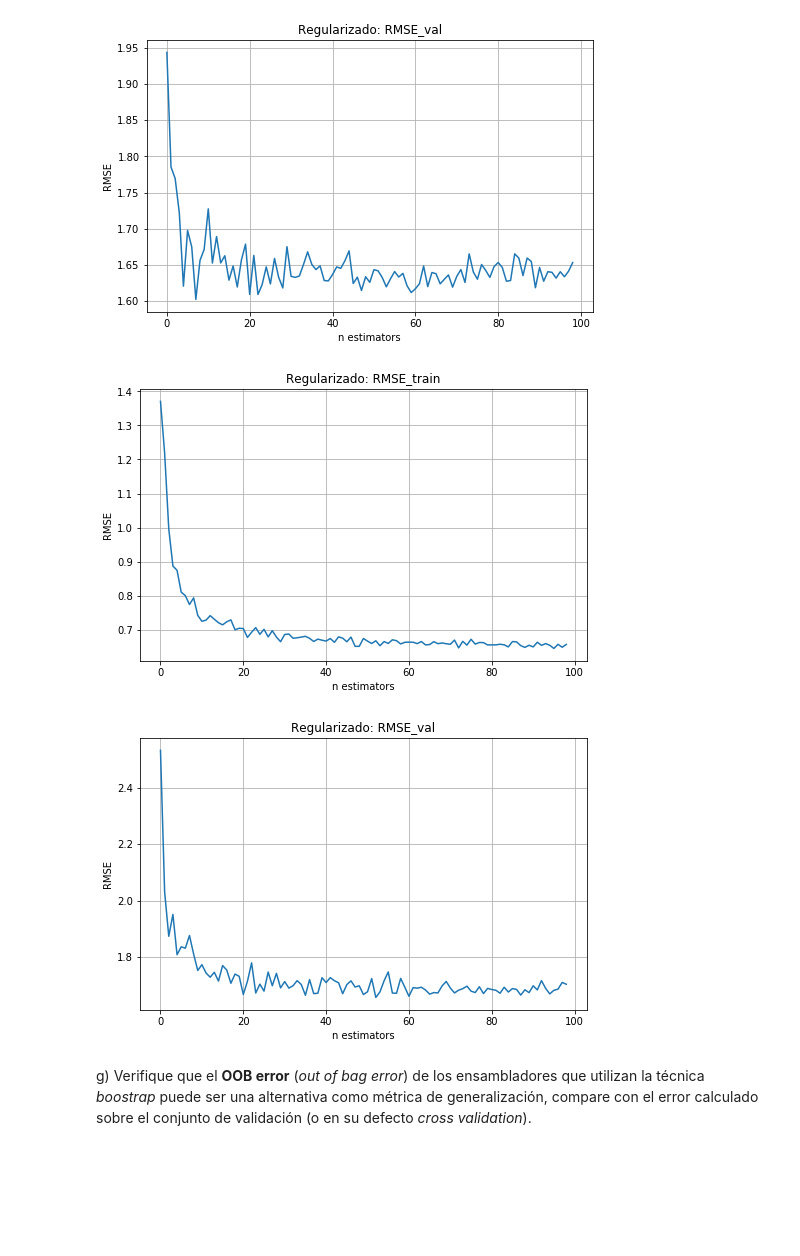
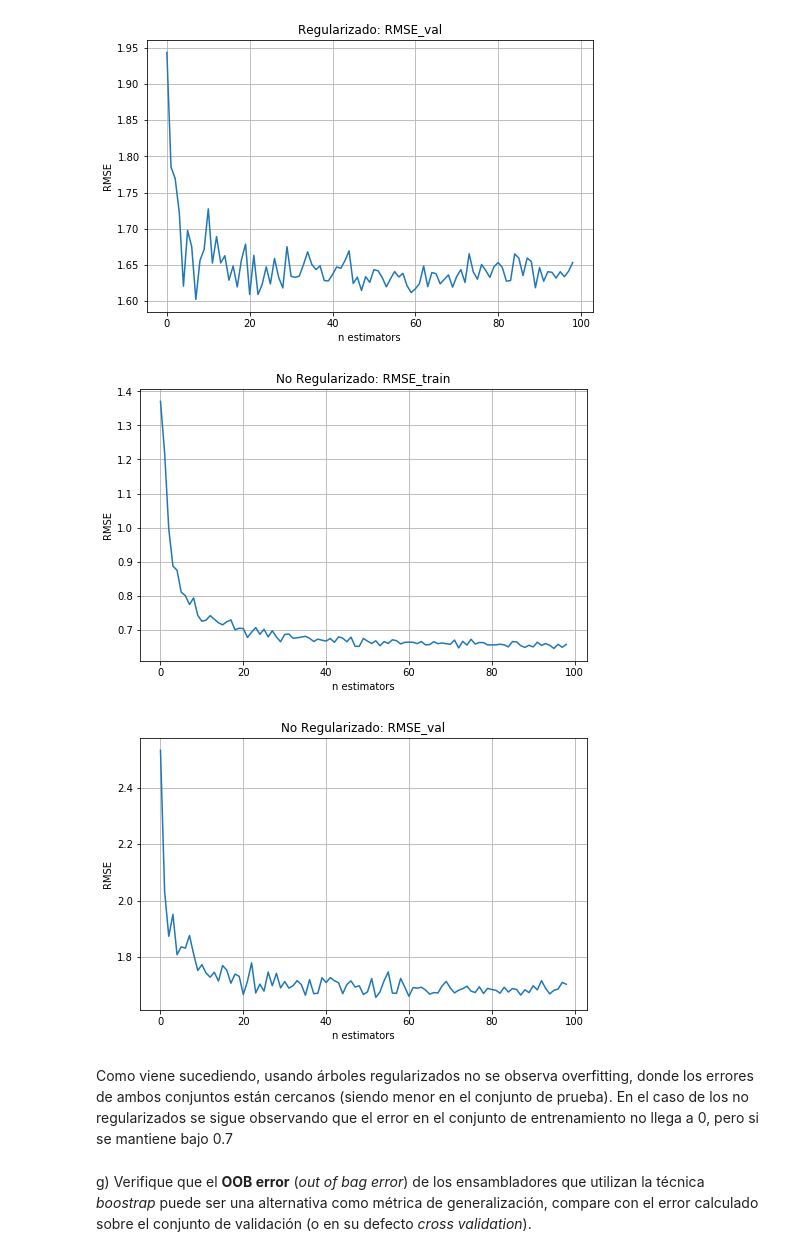
Before and after one commit to GVergaraD/Tarea3-INF393-II-2019, a Jupyter notebook: Tarea3-Sanchez-Vergara.ipynb, the cells around one changed output. Drawn from its saved outputs; the diff is of its cells as text; code cells hidden in the pictures; blank space fills up the shorter version.

```diff
--- a/Tarea3-Sanchez-Vergara.ipynb
+++ b/Tarea3-Sanchez-Vergara.ipynb
@@ -352,22 +352,24 @@ for i in range(1,100):
 # %%
 plt.figure(figsize=(8,5))
 plt.plot(rmse_train)
-plt.title("Regularizado: RMSE_train")
+plt.title("No Regularizado: RMSE_train")
 plt.ylabel("RMSE")
 plt.xlabel("n estimators")
 plt.grid()
 plt.show()
 
 plt.figure(figsize=(8,5))
 plt.plot(rmse_val)
-plt.title("Regularizado: RMSE_val")
+plt.title("No Regularizado: RMSE_val")
 plt.ylabel("RMSE")
 plt.xlabel("n estimators")
 plt.grid()
 plt.show()
 # %% [output]
-[figure, old version]
+[figure, new version]
-[figure, old version]
+[figure, new version]
+# %% [markdown]
+Como viene sucediendo, usando árboles regularizados no se observa overfitting, donde los errores de ambos conjuntos están cercanos (siendo menor en el conjunto de prueba). En el caso de los no regularizados se sigue observando que el error en el conjunto de entrenamiento no llega a 0, pero si se mantiene bajo 0.7
 # %% [markdown]
 g) Verifique que el **OOB error** (*out of bag error*) de los ensambladores que utilizan la técnica *boostrap* puede ser una alternativa como métrica de generalización, compare con el error calculado sobre el conjunto de validación (o en su defecto *cross validation*).
 # %%
```
Also changed, not shown: parts of 1 cell of this notebook.
